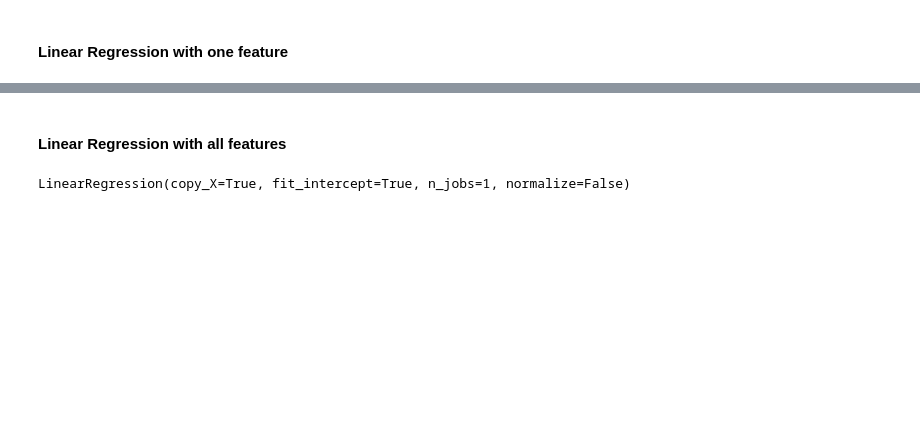
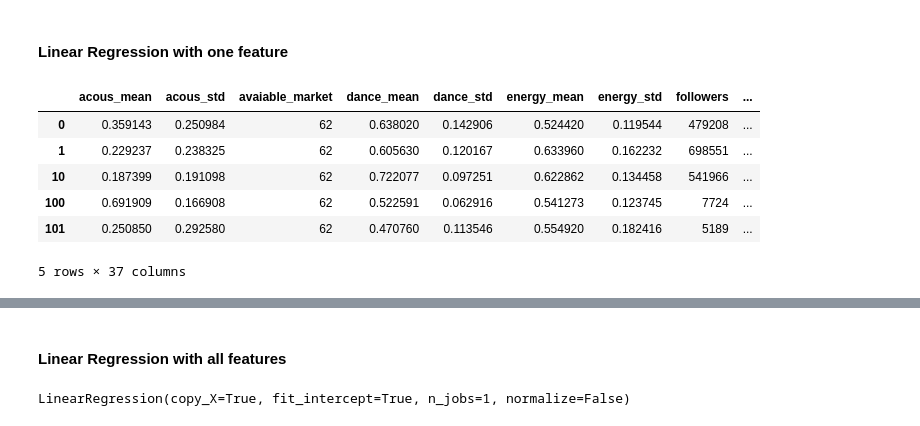
Before and after one commit to AC209-Group70/spotify_playlists, a Jupyter notebook: src/Model.ipynb, the cells around one changed output, grey strips where cells are left out. Cells and saved outputs as stored; diff of their text form; code cells hidden in the pictures; blank space fills up the shorter version.

```diff
--- a/src/Model.ipynb
+++ b/src/Model.ipynb
@@ -15 +26,12 @@ songs_data_train = pd.read_json("playlists_data_with_audio_features.json")
+# %%
+# playlists_dataframe = playlists_dataframe.drop(["artist_pop_mean","artist_pop_std"],axis=1)
+playlists_dataframe.head()
+# %% [output]
+|  | acous_mean | acous_std | avaiable_market | dance_mean | dance_std | energy_mean | energy_std | followers | ... |
+| 0 | 0.359143 | 0.250984 | 62 | 0.638020 | 0.142906 | 0.524420 | 0.119544 | 479208 | ... |
+| 1 | 0.229237 | 0.238325 | 62 | 0.605630 | 0.120167 | 0.633960 | 0.162232 | 698551 | ... |
+| 10 | 0.187399 | 0.191098 | 62 | 0.722077 | 0.097251 | 0.622862 | 0.134458 | 541966 | ... |
+| 100 | 0.691909 | 0.166908 | 62 | 0.522591 | 0.062916 | 0.541273 | 0.123745 | 7724 | ... |
+| 101 | 0.250850 | 0.292580 | 62 | 0.470760 | 0.113546 | 0.554920 | 0.182416 | 5189 | ... |
+5 rows × 37 columns
 # %%
```
Also changed, not shown: parts of 26 cells of this notebook.
